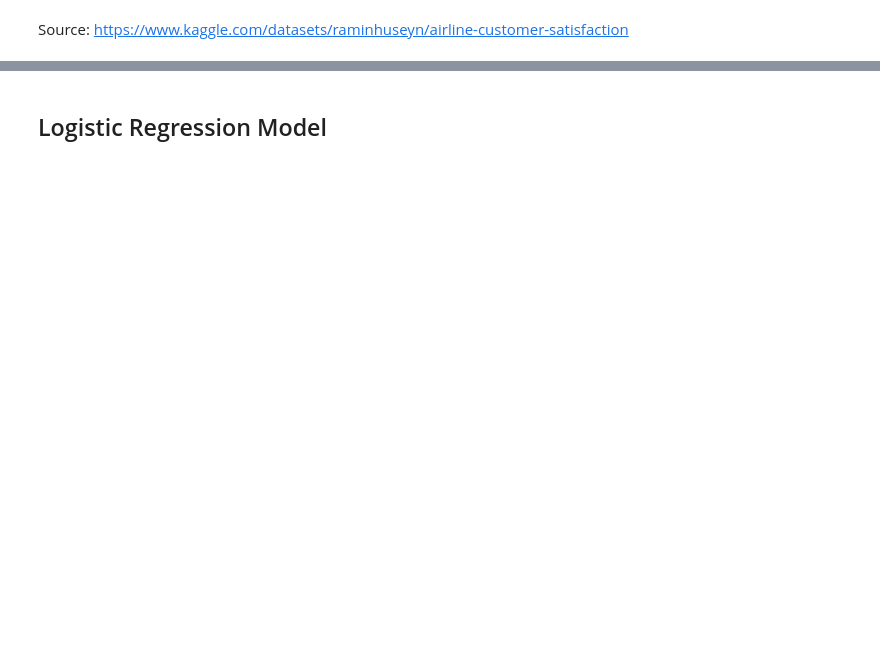
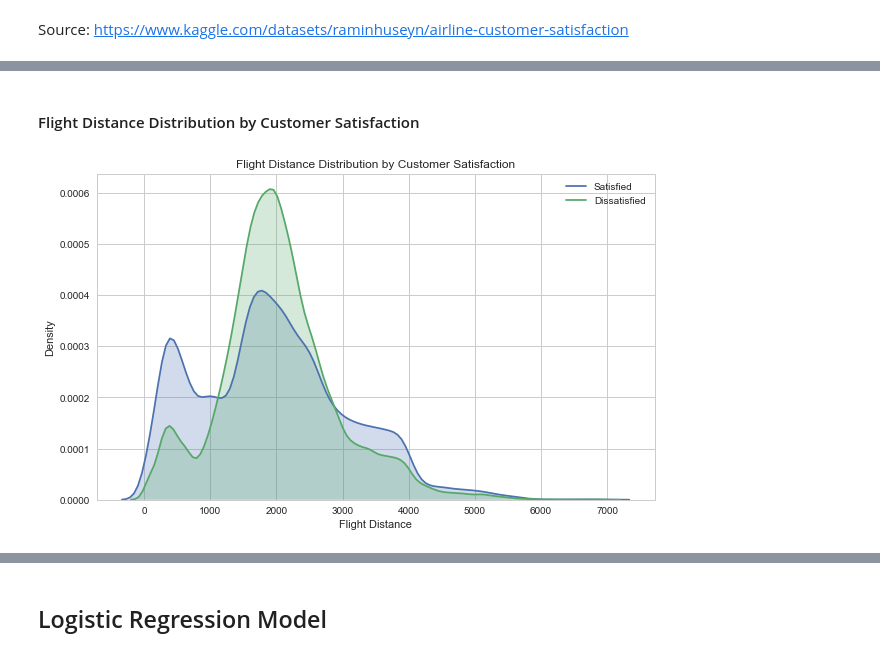
Before and after one commit to KohJJ820/MLIsFun, a Jupyter notebook: 4_LabEnhancement_LogisticRegression/4_LogisticRegression.ipynb, the cells around one changed output, grey strips where cells are left out. Cells and saved outputs as stored; diff of their text form; code cells hidden in the pictures; blank space fills up the shorter version.

```diff
--- a/4_LabEnhancement_LogisticRegression/4_LogisticRegression.ipynb
+++ b/4_LabEnhancement_LogisticRegression/4_LogisticRegression.ipynb
@@ -37,0 +189,17 @@ X_test = scaler.transform(X_test)
+# %% [markdown]
+#### Flight Distance Distribution by Customer Satisfaction
+# %%
+# Set the background to white and increase figure size
+sns.set(style="whitegrid")
+
+# Plotting the distribution of flight distance using kdeplot
+plt.figure(figsize=(10, 6))
+sns.kdeplot(data[data['satisfaction'] == 'satisfied']['Flight Distance'], label='Satisfied', shade=True)
+sns.kdeplot(data[data['satisfaction'] == 'dissatisfied']['Flight Distance'], label='Dissatisfied', shade=True)
+plt.title('Flight Distance Distribution by Customer Satisfaction')
+plt.xlabel('Flight Distance')
+plt.ylabel('Density')
+plt.legend()
+plt.show()
+# %% [output]
+[figure, added]
```
Also changed, not shown: parts of 50 cells of this notebook.
